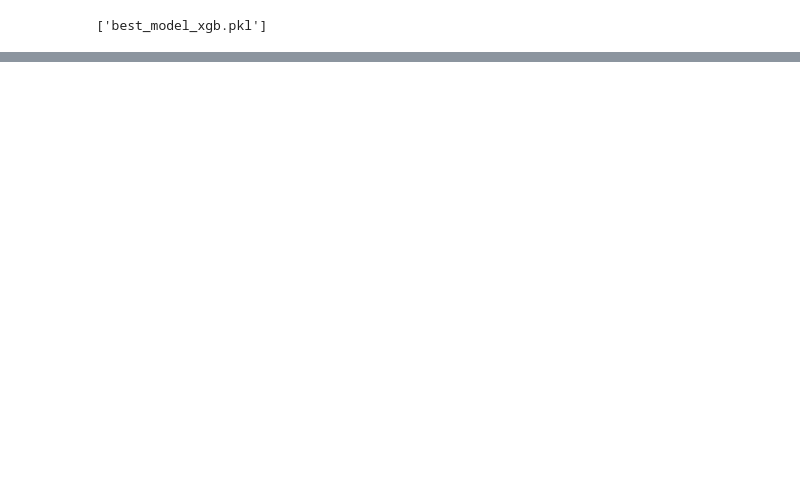
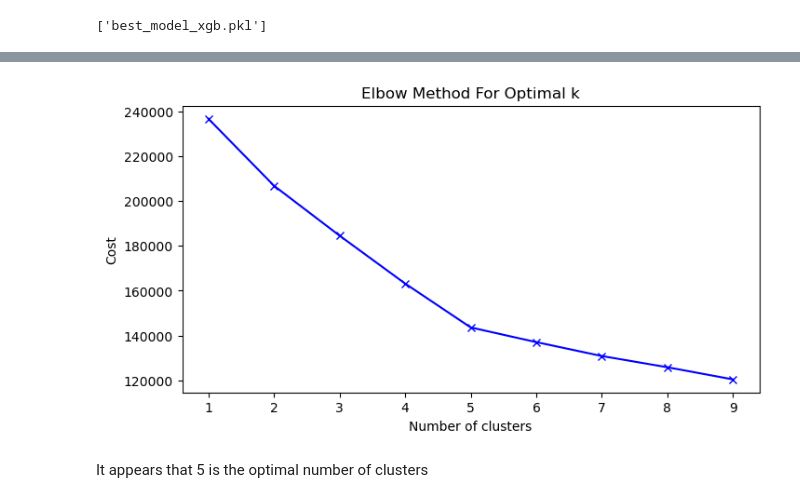
Before and after one commit to pradlanka/Apziva, a Jupyter notebook: rFf4wqN31Eb9WSMn/term_deposit_marketing.ipynb, the cells around one changed output, grey strips where cells are left out. Drawn from its saved outputs; the diff is of its cells as text; code cells hidden in the pictures; blank space fills up the shorter version.

```diff
--- a/rFf4wqN31Eb9WSMn/term_deposit_marketing.ipynb
+++ b/rFf4wqN31Eb9WSMn/term_deposit_marketing.ipynb
@@ -1528,0 +1569,25 @@ joblib.dump(gs_est_xgb_td, 'best_model_xgb.pkl')
+# %%
+
+# Finding the optimal number of clusters
+costs_k = []
+K = range(1, 10)  # Testing a range from 1 to 10 clusters
+
+numerical_features_indices = list(range(len(numerical_features)))
+categorical_features_indices = list(range(len(numerical_features), len(numerical_features)+len(categorical_features)))
+
+for k in K:
+    kproto = KPrototypes(n_clusters=k, verbose=0, random_state=42)
+    kproto.fit_predict(X_transformed, categorical=categorical_features_indices)  # Index for categorical columns
+    costs_k.append(kproto.cost_)
+
+# Plotting the Elbow Curve
+plt.figure(figsize=(8, 4))
+plt.plot(K, costs_k, 'bx-')
+plt.xlabel('Number of clusters')
+plt.ylabel('Cost')
+plt.title('Elbow Method For Optimal k')
+plt.show()
+# %% [output]
+[figure, added]
+# %% [markdown]
+It appears that 5 is the optimal number of clusters
```
Also changed, not shown: parts of 16 cells of this notebook.
